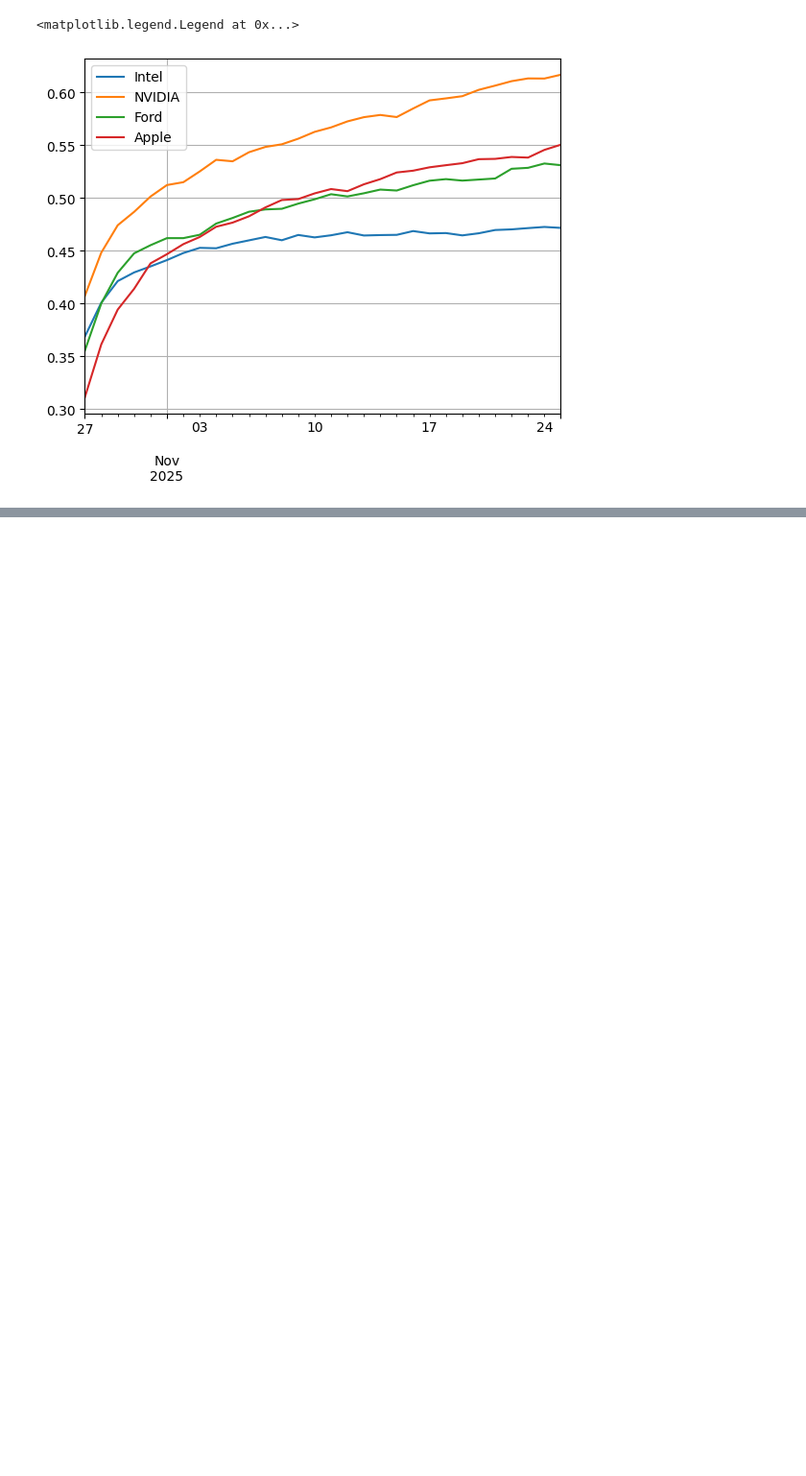
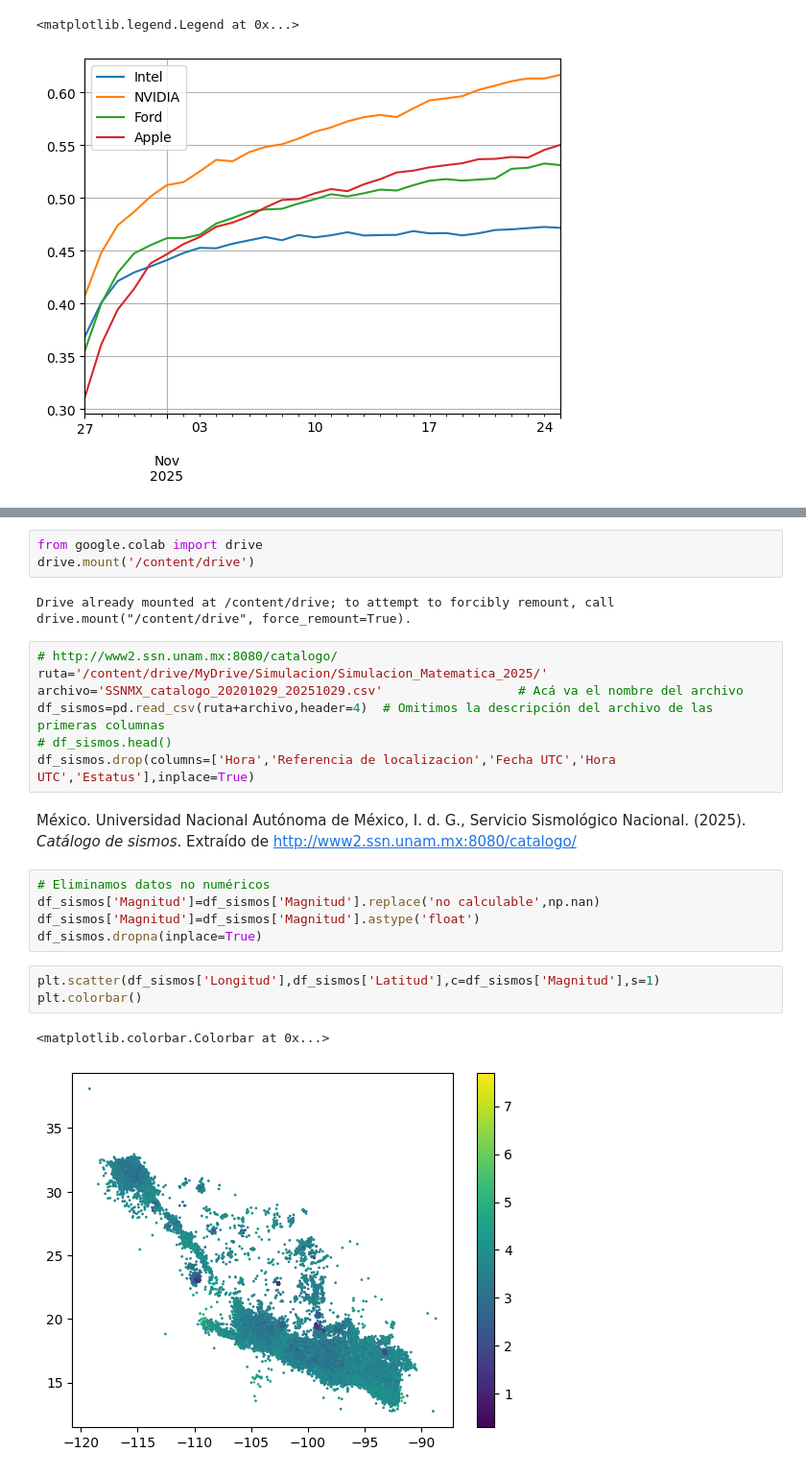
Before and after one commit to CamilaToS/Simulacion_Matematica_2025, a Jupyter notebook: NotasSEMANA11.ipynb, the cells around one changed output, grey strips where cells are left out. Shown at 96% size. Drawn from its saved outputs; the diff is of its cells as text; blank space fills up the shorter version.

```diff
--- a/NotasSEMANA11.ipynb
+++ b/NotasSEMANA11.ipynb
@@ -152,0 +166,25 @@ plt.legend()
+# %%
+from google.colab import drive
+drive.mount('/content/drive')
+# %% [output]
+Drive already mounted at /content/drive; to attempt to forcibly remount, call drive.mount("/content/drive", force_remount=True).
+# %%
+# http://www2.ssn.unam.mx:8080/catalogo/
+ruta='/content/drive/MyDrive/Simulacion/Simulacion_Matematica_2025/'
+archivo='SSNMX_catalogo_20201029_20251029.csv'                  # Acá va el nombre del archivo
+df_sismos=pd.read_csv(ruta+archivo,header=4)  # Omitimos la descripción del archivo de las primeras columnas
+# df_sismos.head()
+df_sismos.drop(columns=['Hora','Referencia de localizacion','Fecha UTC','Hora UTC','Estatus'],inplace=True)
+# %% [markdown]
+México. Universidad Nacional Autónoma de México, I. d. G., Servicio Sismológico Nacional. (2025). *Catálogo de sismos*. Extraído de http://www2.ssn.unam.mx:8080/catalogo/
+# %%
+# Eliminamos datos no numéricos
+df_sismos['Magnitud']=df_sismos['Magnitud'].replace('no calculable',np.nan)
+df_sismos['Magnitud']=df_sismos['Magnitud'].astype('float')
+df_sismos.dropna(inplace=True)
+# %%
+plt.scatter(df_sismos['Longitud'],df_sismos['Latitud'],c=df_sismos['Magnitud'],s=1)
+plt.colorbar()
+# %% [output]
+<matplotlib.colorbar.Colorbar at 0x...>
+[figure, added]
```
Also changed, not shown: parts of 11 cells of this notebook, 9 other files.
